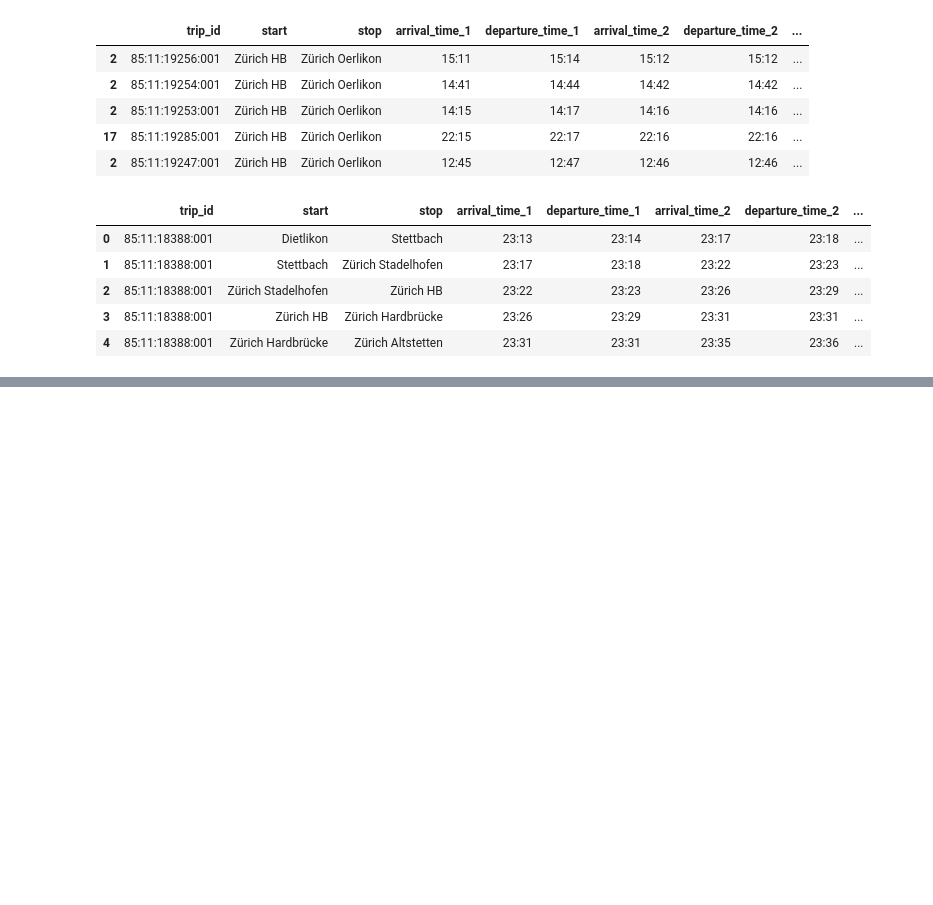
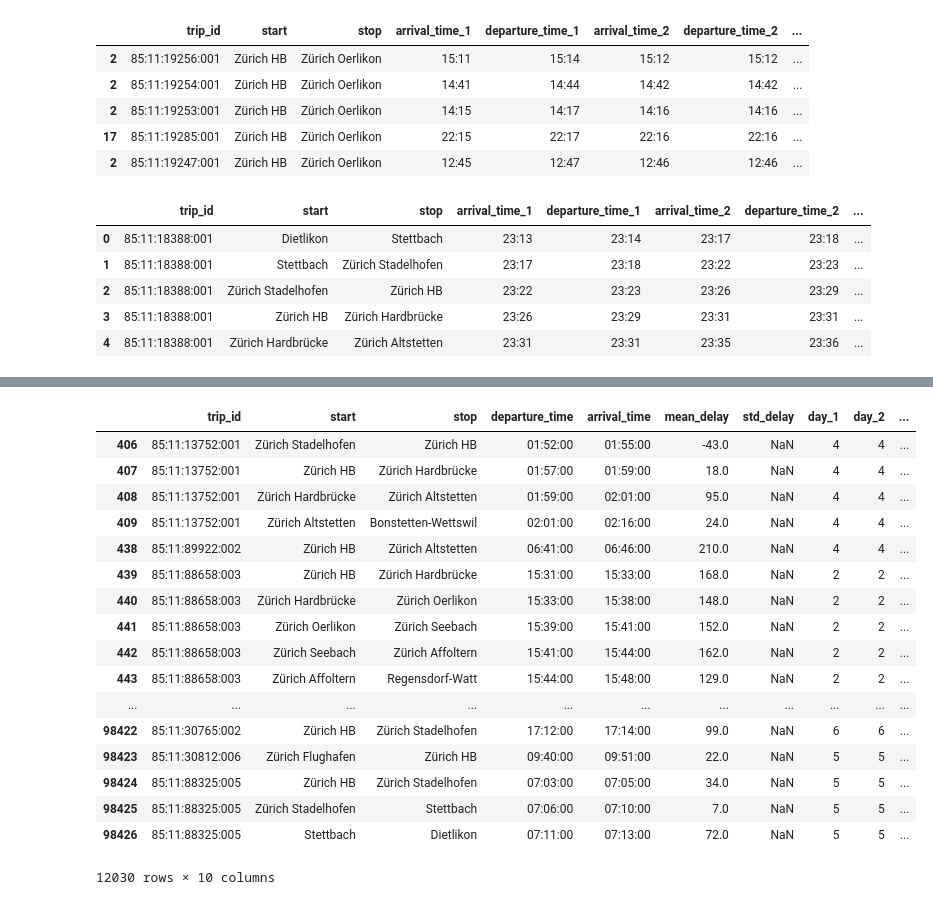
Before and after one commit to marcozov/journey_planning, a Jupyter notebook: FinalProject_ric.ipynb, the cells around one changed output, grey strips where cells are left out. Cells and saved outputs as stored; diff of their text form; code cells hidden in the pictures; blank space fills up the shorter version.

```diff
--- a/FinalProject_ric.ipynb
+++ b/FinalProject_ric.ipynb
@@ -376,0 +408,21 @@ result.head()
+# %%
+result3[result3['std_delay'].isnull()]
+# %% [output]
+|  | trip_id | start | stop | departure_time | arrival_time | mean_delay | std_delay | day_1 | day_2 | ... |
+| 406 | 85:11:13752:001 | Zürich Stadelhofen | Zürich HB | 01:52:00 | 01:55:00 | -43.0 | NaN | 4 | 4 | ... |
+| 407 | 85:11:13752:001 | Zürich HB | Zürich Hardbrücke | 01:57:00 | 01:59:00 | 18.0 | NaN | 4 | 4 | ... |
+| 408 | 85:11:13752:001 | Zürich Hardbrücke | Zürich Altstetten | 01:59:00 | 02:01:00 | 95.0 | NaN | 4 | 4 | ... |
+| 409 | 85:11:13752:001 | Zürich Altstetten | Bonstetten-Wettswil | 02:01:00 | 02:16:00 | 24.0 | NaN | 4 | 4 | ... |
+| 438 | 85:11:89922:002 | Zürich HB | Zürich Altstetten | 06:41:00 | 06:46:00 | 210.0 | NaN | 4 | 4 | ... |
+| 439 | 85:11:88658:003 | Zürich HB | Zürich Hardbrücke | 15:31:00 | 15:33:00 | 168.0 | NaN | 2 | 2 | ... |
+| 440 | 85:11:88658:003 | Zürich Hardbrücke | Zürich Oerlikon | 15:33:00 | 15:38:00 | 148.0 | NaN | 2 | 2 | ... |
+| 441 | 85:11:88658:003 | Zürich Oerlikon | Zürich Seebach | 15:39:00 | 15:41:00 | 152.0 | NaN | 2 | 2 | ... |
+| 442 | 85:11:88658:003 | Zürich Seebach | Zürich Affoltern | 15:41:00 | 15:44:00 | 162.0 | NaN | 2 | 2 | ... |
+| 443 | 85:11:88658:003 | Zürich Affoltern | Regensdorf-Watt | 15:44:00 | 15:48:00 | 129.0 | NaN | 2 | 2 | ... |
+| ... | ... | ... | ... | ... | ... | ... | ... | ... | ... | ... |
+| 98422 | 85:11:30765:002 | Zürich HB | Zürich Stadelhofen | 17:12:00 | 17:14:00 | 99.0 | NaN | 6 | 6 | ... |
+| 98423 | 85:11:30812:006 | Zürich Flughafen | Zürich HB | 09:40:00 | 09:51:00 | 22.0 | NaN | 5 | 5 | ... |
+| 98424 | 85:11:88325:005 | Zürich HB | Zürich Stadelhofen | 07:03:00 | 07:05:00 | 34.0 | NaN | 5 | 5 | ... |
+| 98425 | 85:11:88325:005 | Zürich Stadelhofen | Stettbach | 07:06:00 | 07:10:00 | 7.0 | NaN | 5 | 5 | ... |
+| 98426 | 85:11:88325:005 | Stettbach | Dietlikon | 07:11:00 | 07:13:00 | 72.0 | NaN | 5 | 5 | ... |
+12030 rows × 10 columns
```
Also changed, not shown: parts of 14 cells of this notebook, 1 other file.
